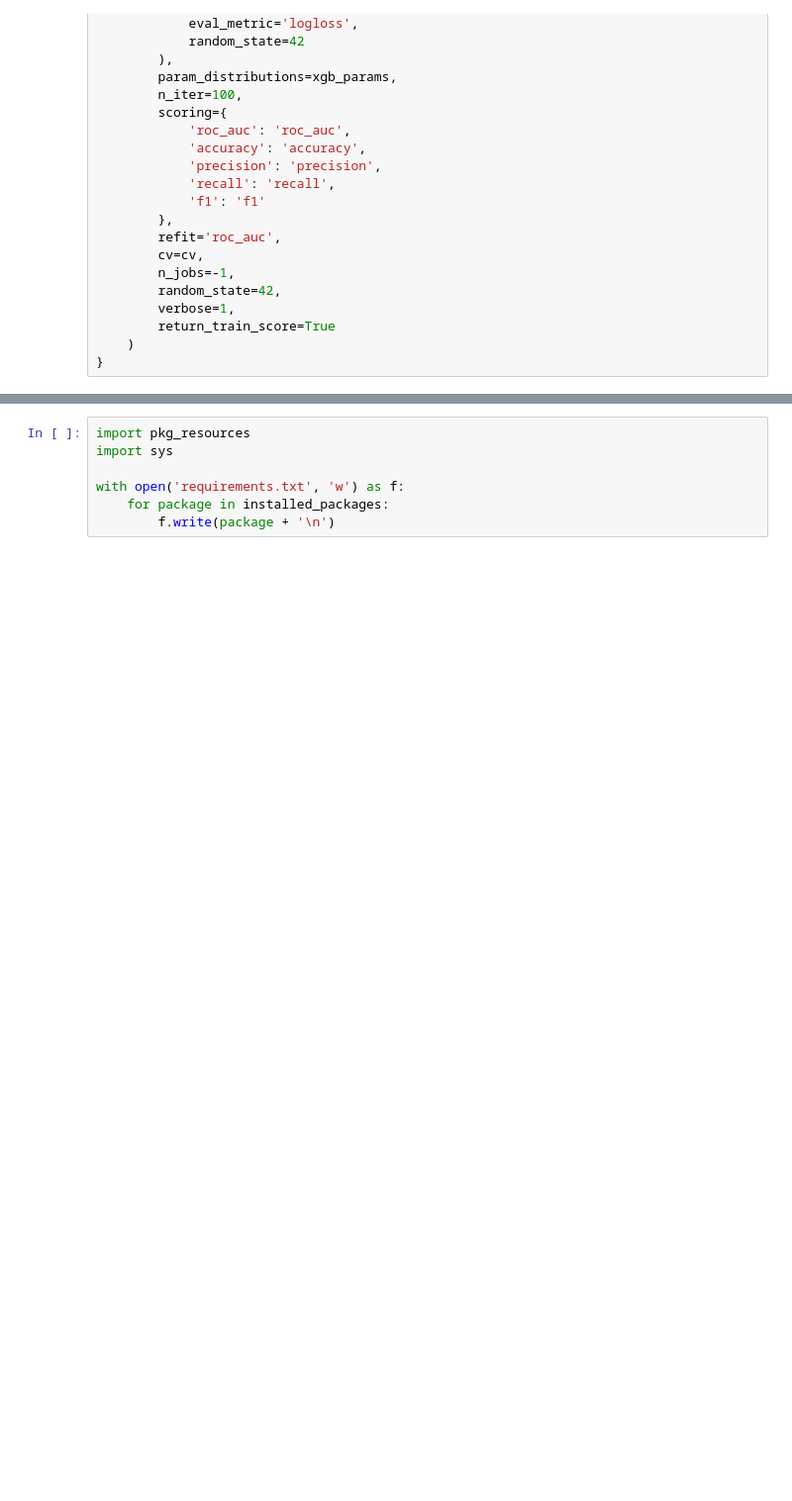
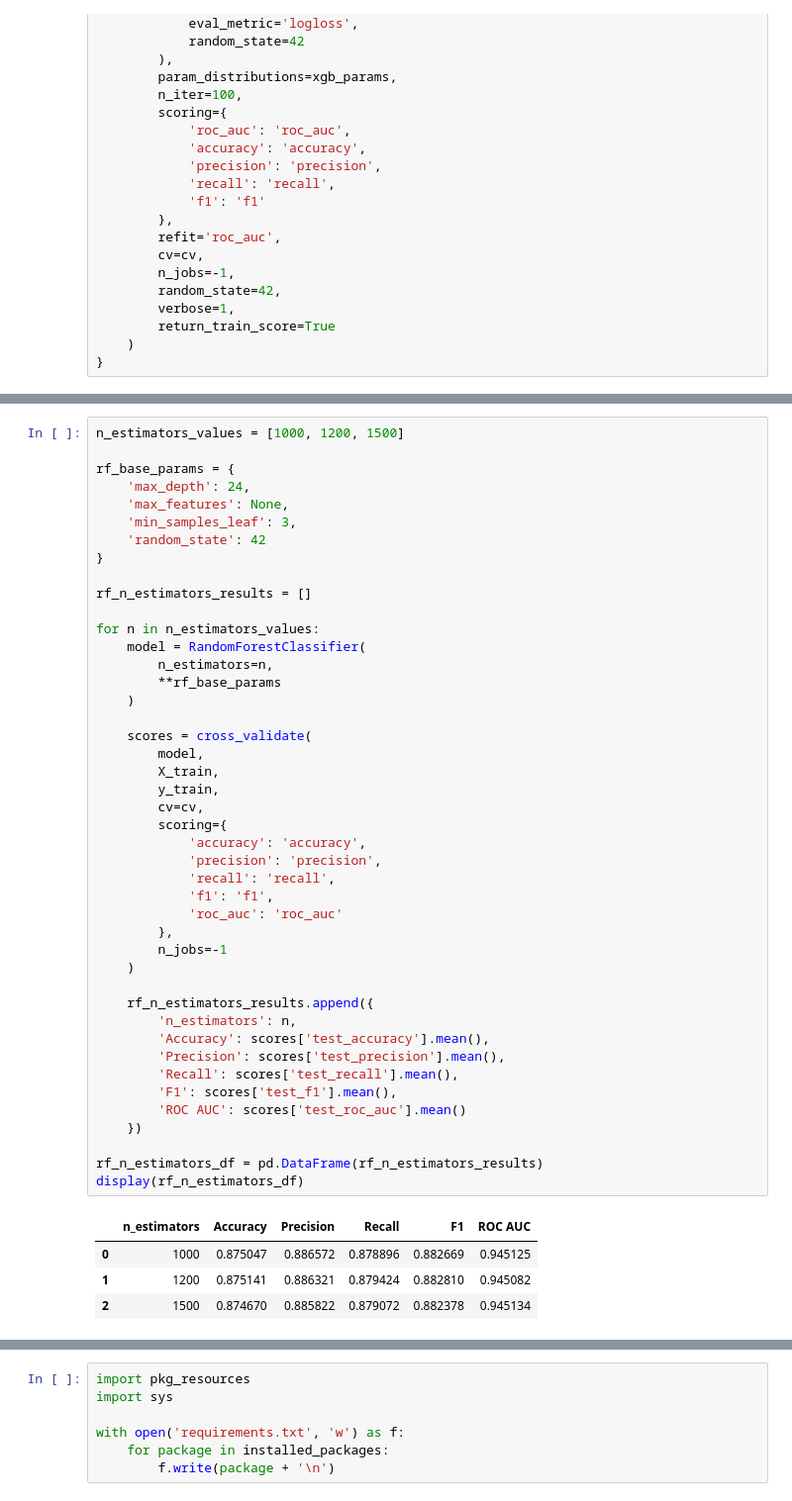
Before and after one commit to juliaaw0/mgr, a Jupyter notebook: boty.ipynb, the cells around one changed output, grey strips where cells are left out. Shown at 99% size. Drawn from its saved outputs; the diff is of its cells as text; blank space fills up the shorter version.

```diff
--- a/boty.ipynb
+++ b/boty.ipynb
@@ -589,3 +669,52 @@ KeyboardInterrupt:
+# %%
+n_estimators_values = [1000, 1200, 1500]
+
+rf_base_params = {
+    'max_depth': 24,
+    'max_features': None,
+    'min_samples_leaf': 3,
+    'random_state': 42
+}
+
+rf_n_estimators_results = []
+
+for n in n_estimators_values:
+    model = RandomForestClassifier(
+        n_estimators=n,
+        **rf_base_params
+    )
+
+    scores = cross_validate(
+        model,
+        X_train,
+        y_train,
+        cv=cv,
+        scoring={
+            'accuracy': 'accuracy',
+            'precision': 'precision',
+            'recall': 'recall',
+            'f1': 'f1',
+            'roc_auc': 'roc_auc'
+        },
+        n_jobs=-1
+    )
+
+    rf_n_estimators_results.append({
+        'n_estimators': n,
+        'Accuracy': scores['test_accuracy'].mean(),
+        'Precision': scores['test_precision'].mean(),
+        'Recall': scores['test_recall'].mean(),
+        'F1': scores['test_f1'].mean(),
+        'ROC AUC': scores['test_roc_auc'].mean()
+    })
+
+rf_n_estimators_df = pd.DataFrame(rf_n_estimators_results)
+display(rf_n_estimators_df)
+# %% [output]
+|  | n_estimators | Accuracy | Precision | Recall | F1 | ROC AUC |
+| 0 | 1000 | 0.875047 | 0.886572 | 0.878896 | 0.882669 | 0.945125 |
+| 1 | 1200 | 0.875141 | 0.886321 | 0.879424 | 0.882810 | 0.945082 |
+| 2 | 1500 | 0.874670 | 0.885822 | 0.879072 | 0.882378 | 0.945134 |
 # %%
 results = []
 
```
Also changed, not shown: parts of 9 cells of this notebook, 12 other files.
